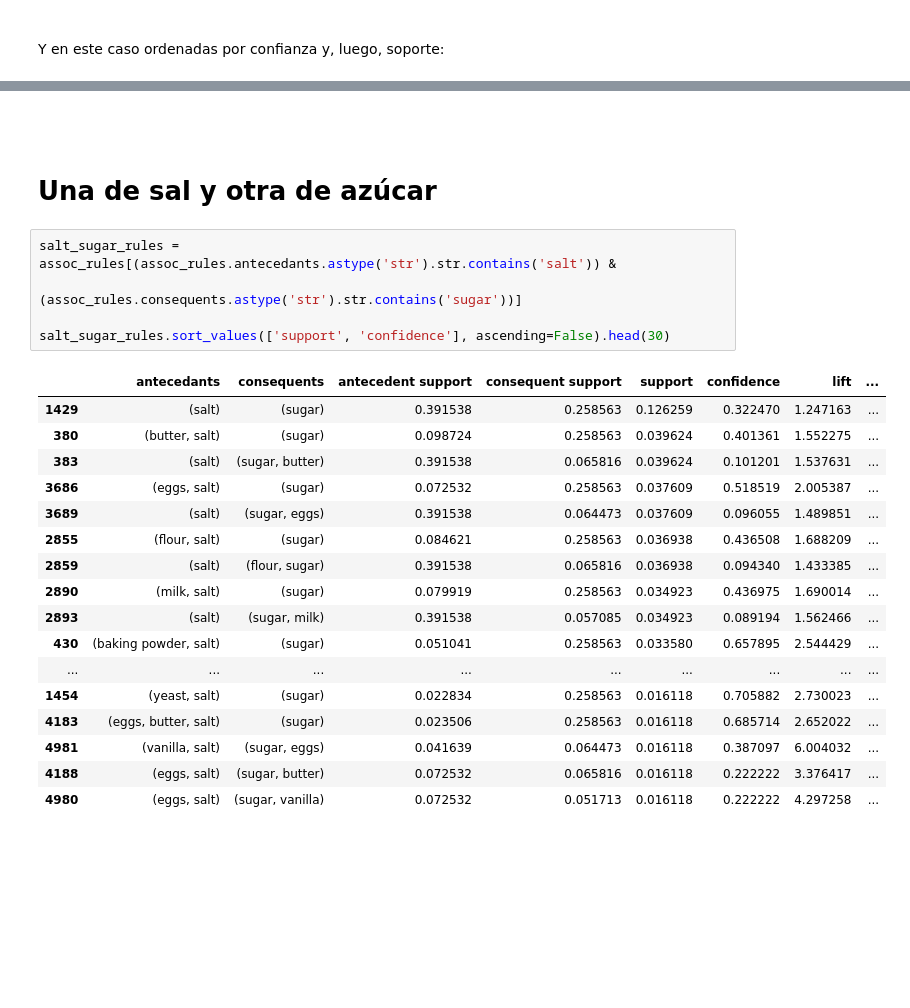
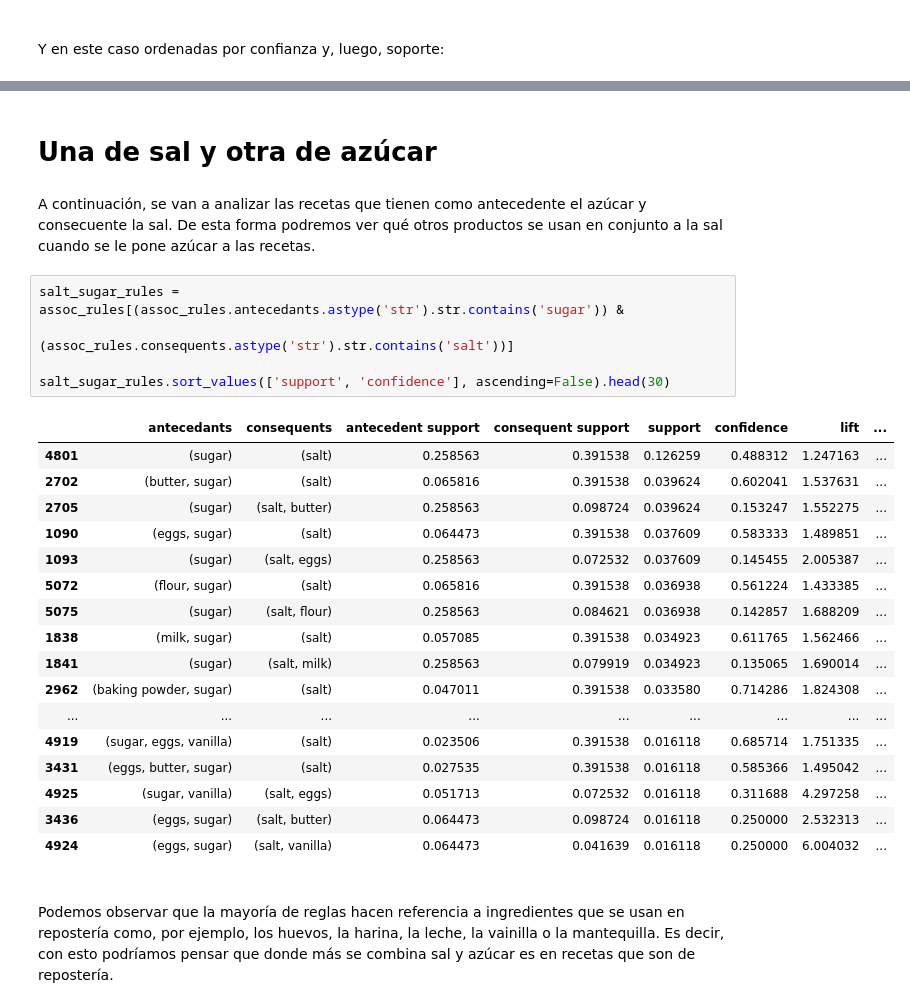
Before and after one commit to JoanMartin/UIB-MasterInBigData, a Jupyter notebook: New-Trend-In-Data-Mining/Association Rules/Recipe Association Rules.ipynb, the cells around one changed output, grey strips where cells are left out. Drawn from its saved outputs; the diff is of its cells as text; blank space fills up the shorter version.

Commit message:
Association rules and outlier detection done

```diff
--- a/New-Trend-In-Data-Mining/Association Rules/Recipe Association Rules.ipynb
+++ b/New-Trend-In-Data-Mining/Association Rules/Recipe Association Rules.ipynb
@@ -444,27 +444,31 @@ fish_assoc_rules.sort_values(['confidence', 'support'], ascending=False).head(15
-# %% [markdown]
-<br>
 # %% [markdown]
 # Una de sal y otra de azúcar
+# %% [markdown]
+A continuación, se van a analizar las recetas que tienen como antecedente el azúcar y consecuente la sal. De esta forma podremos ver qué otros productos se usan en conjunto a la sal cuando se le pone azúcar a las recetas.
 # %%
-salt_sugar_rules = assoc_rules[(assoc_rules.antecedants.astype('str').str.contains('salt')) &
-                               (assoc_rules.consequents.astype('str').str.contains('sugar'))]
+salt_sugar_rules = assoc_rules[(assoc_rules.antecedants.astype('str').str.contains('sugar')) &
+                               (assoc_rules.consequents.astype('str').str.contains('salt'))]
 
 salt_sugar_rules.sort_values(['support', 'confidence'], ascending=False).head(30)
 # %% [output]
 |  | antecedants | consequents | antecedent support | consequent support | support | confidence | lift | ... |
-| 1429 | (salt) | (sugar) | 0.391538 | 0.258563 | 0.126259 | 0.322470 | 1.247163 | ... |
-| 380 | (butter, salt) | (sugar) | 0.098724 | 0.258563 | 0.039624 | 0.401361 | 1.552275 | ... |
-| 383 | (salt) | (sugar, butter) | 0.391538 | 0.065816 | 0.039624 | 0.101201 | 1.537631 | ... |
-| 3686 | (eggs, salt) | (sugar) | 0.072532 | 0.258563 | 0.037609 | 0.518519 | 2.005387 | ... |
-| 3689 | (salt) | (sugar, eggs) | 0.391538 | 0.064473 | 0.037609 | 0.096055 | 1.489851 | ... |
-| 2855 | (flour, salt) | (sugar) | 0.084621 | 0.258563 | 0.036938 | 0.436508 | 1.688209 | ... |
-| 2859 | (salt) | (flour, sugar) | 0.391538 | 0.065816 | 0.036938 | 0.094340 | 1.433385 | ... |
-| 2890 | (milk, salt) | (sugar) | 0.079919 | 0.258563 | 0.034923 | 0.436975 | 1.690014 | ... |
-| 2893 | (salt) | (sugar, milk) | 0.391538 | 0.057085 | 0.034923 | 0.089194 | 1.562466 | ... |
-| 430 | (baking powder, salt) | (sugar) | 0.051041 | 0.258563 | 0.033580 | 0.657895 | 2.544429 | ... |
+| 4801 | (sugar) | (salt) | 0.258563 | 0.391538 | 0.126259 | 0.488312 | 1.247163 | ... |
+| 2702 | (butter, sugar) | (salt) | 0.065816 | 0.391538 | 0.039624 | 0.602041 | 1.537631 | ... |
+| 2705 | (sugar) | (salt, butter) | 0.258563 | 0.098724 | 0.039624 | 0.153247 | 1.552275 | ... |
+| 1090 | (eggs, sugar) | (salt) | 0.064473 | 0.391538 | 0.037609 | 0.583333 | 1.489851 | ... |
+| 1093 | (sugar) | (salt, eggs) | 0.258563 | 0.072532 | 0.037609 | 0.145455 | 2.005387 | ... |
+| 5072 | (flour, sugar) | (salt) | 0.065816 | 0.391538 | 0.036938 | 0.561224 | 1.433385 | ... |
+| 5075 | (sugar) | (salt, flour) | 0.258563 | 0.084621 | 0.036938 | 0.142857 | 1.688209 | ... |
+| 1838 | (milk, sugar) | (salt) | 0.057085 | 0.391538 | 0.034923 | 0.611765 | 1.562466 | ... |
+| 1841 | (sugar) | (salt, milk) | 0.258563 | 0.079919 | 0.034923 | 0.135065 | 1.690014 | ... |
+| 2962 | (baking powder, sugar) | (salt) | 0.047011 | 0.391538 | 0.033580 | 0.714286 | 1.824308 | ... |
 | ... | ... | ... | ... | ... | ... | ... | ... | ... |
-| 1454 | (yeast, salt) | (sugar) | 0.022834 | 0.258563 | 0.016118 | 0.705882 | 2.730023 | ... |
-| 4183 | (eggs, butter, salt) | (sugar) | 0.023506 | 0.258563 | 0.016118 | 0.685714 | 2.652022 | ... |
-| 4981 | (vanilla, salt) | (sugar, eggs) | 0.041639 | 0.064473 | 0.016118 | 0.387097 | 6.004032 | ... |
-| 4188 | (eggs, salt) | (sugar, butter) | 0.072532 | 0.065816 | 0.016118 | 0.222222 | 3.376417 | ... |
-| 4980 | (eggs, salt) | (sugar, vanilla) | 0.072532 | 0.051713 | 0.016118 | 0.222222 | 4.297258 | ... |
+| 4919 | (sugar, eggs, vanilla) | (salt) | 0.023506 | 0.391538 | 0.016118 | 0.685714 | 1.751335 | ... |
+| 3431 | (eggs, butter, sugar) | (salt) | 0.027535 | 0.391538 | 0.016118 | 0.585366 | 1.495042 | ... |
+| 4925 | (sugar, vanilla) | (salt, eggs) | 0.051713 | 0.072532 | 0.016118 | 0.311688 | 4.297258 | ... |
+| 3436 | (eggs, sugar) | (salt, butter) | 0.064473 | 0.098724 | 0.016118 | 0.250000 | 2.532313 | ... |
+| 4924 | (eggs, sugar) | (salt, vanilla) | 0.064473 | 0.041639 | 0.016118 | 0.250000 | 6.004032 | ... |
+# %% [markdown]
+<br>
+
+Podemos observar que la mayoría de reglas hacen referencia a ingredientes que se usan en repostería como, por ejemplo, los huevos, la harina, la leche, la vainilla o la mantequilla. Es decir, con esto podríamos pensar que donde más se combina sal y azúcar es en recetas que son de repostería.
```
Also changed, not shown: parts of 8 cells of this notebook, 4 other files.
